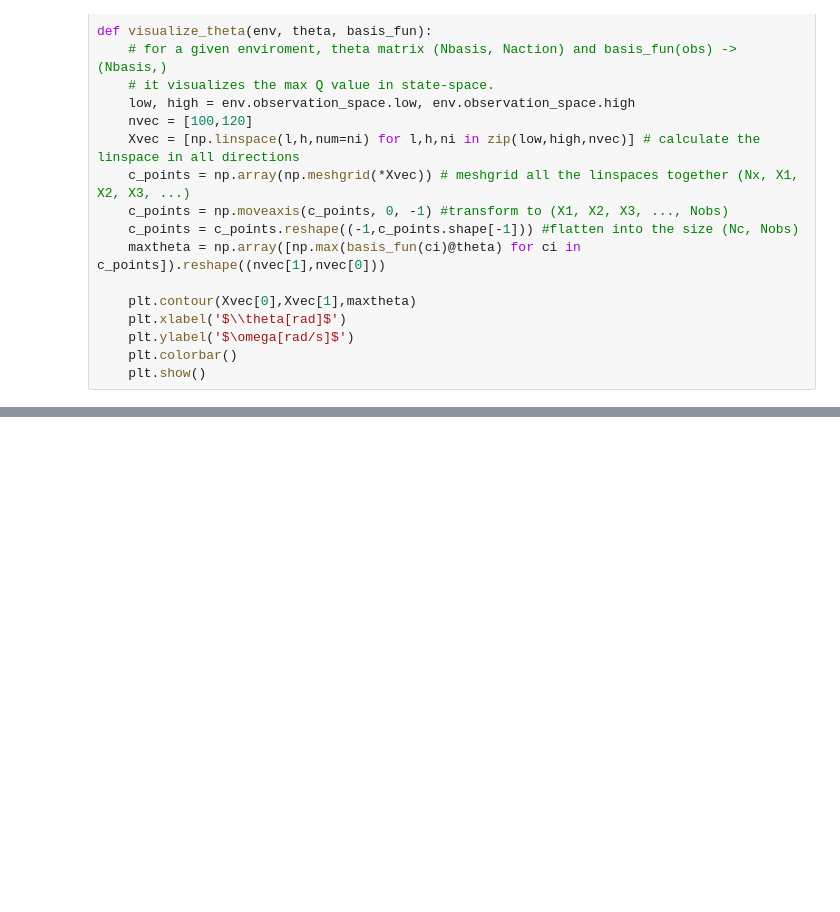
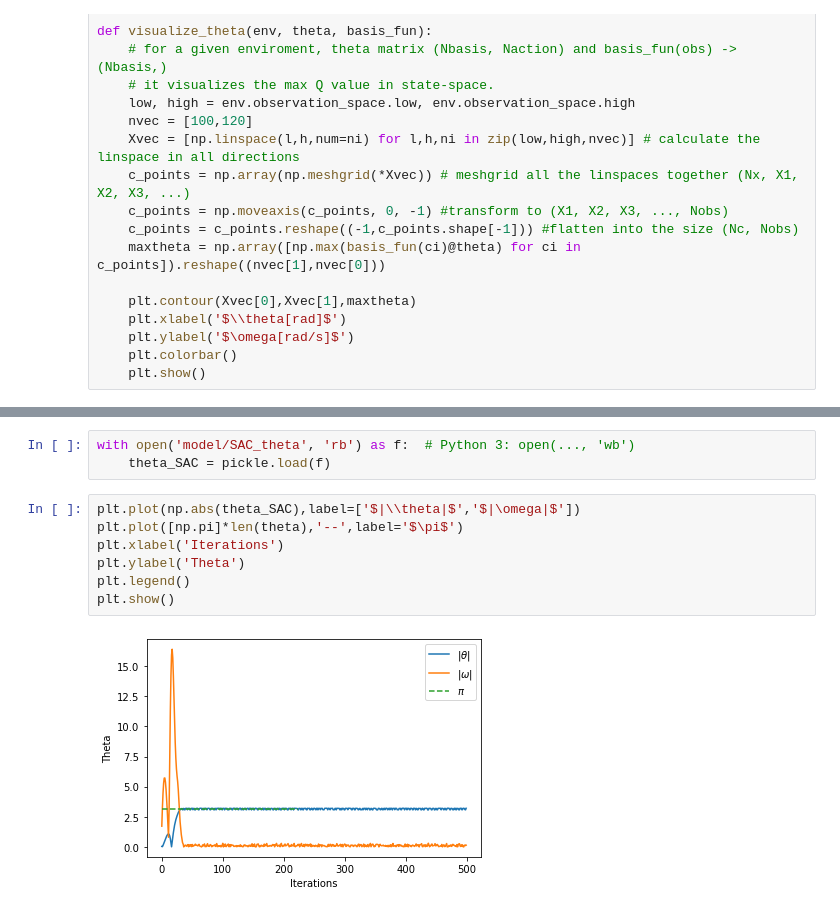
Before and after one commit to nzomi/5SC28-Machine-learning-for-Systems-and-control, a Jupyter notebook: gym_unbalanced_disk/envs/fun_basis_image.ipynb, the cells around one changed output, grey strips where cells are left out. Drawn from its saved outputs; the diff is of its cells as text; blank space fills up the shorter version.

```diff
--- a/gym_unbalanced_disk/envs/fun_basis_image.ipynb
+++ b/gym_unbalanced_disk/envs/fun_basis_image.ipynb
@@ -145,0 +203,12 @@ scale=0.1 nvec=12
+# %%
+with open('model/SAC_theta', 'rb') as f:  # Python 3: open(..., 'wb')
+    theta_SAC = pickle.load(f)
+# %%
+plt.plot(np.abs(theta_SAC),label=['$|\\theta|$','$|\omega|$'])
+plt.plot([np.pi]*len(theta),'--',label='$\pi$')
+plt.xlabel('Iterations')
+plt.ylabel('Theta')
+plt.legend()
+plt.show()
+# %% [output]
+[figure, added]
```
Also changed, not shown: parts of 4 cells of this notebook, 18 other files.
